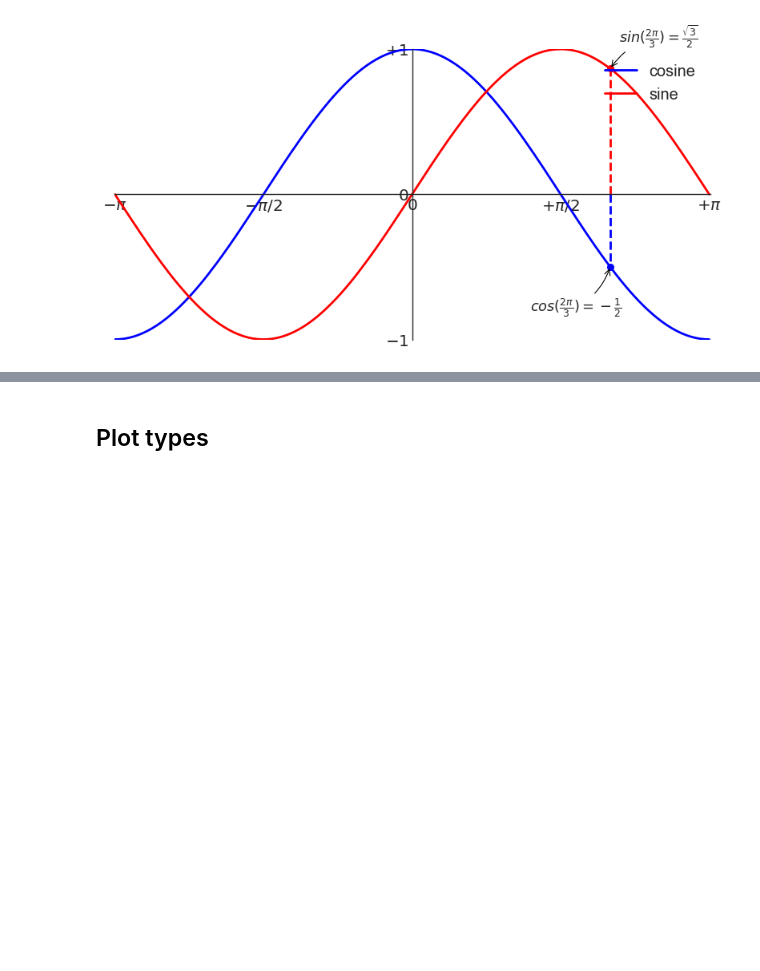
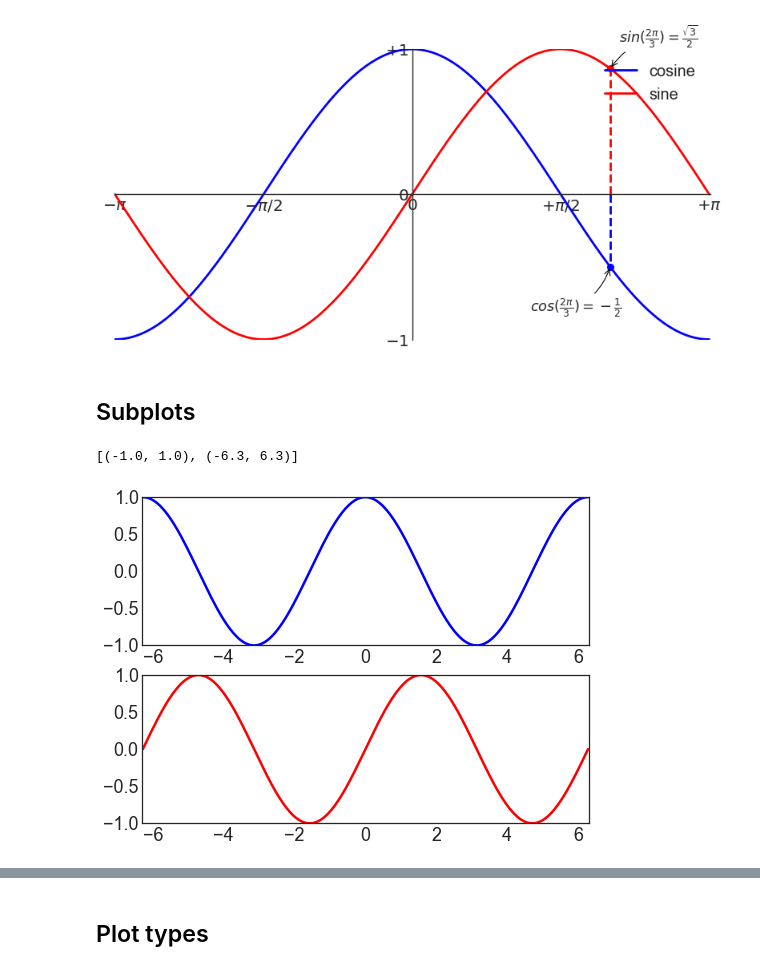
Before and after one commit to bdsaglam/python-course-mmo, a Jupyter notebook: week8/Lecture-Plotting.ipynb, the cells around one changed output, grey strips where cells are left out. Cells and saved outputs as stored; diff of their text form; code cells hidden in the pictures; blank space fills up the shorter version.

```diff
--- a/week8/Lecture-Plotting.ipynb
+++ b/week8/Lecture-Plotting.ipynb
@@ -168,3 +169,23 @@ ax.annotate(r'$cos(\frac{2\pi}{3})=-\frac{1}{2}$',
 # %% [output]
 <matplotlib.text.Annotation at 0x...>
 [figure]
+# %% [markdown]
+## Subplots
+# %%
+x = np.linspace(-2*np.pi, 2*np.pi, 256 , endpoint = True)
+# %%
+fig = plt.figure(figsize=(8,6))
+
+ax1 = fig.add_subplot(2,1,1)
+ax2 = fig.add_subplot(2,1,2, sharex=ax1)
+
+# Plot cosine with a blue continuous line of width 1 (pixels)
+ax1.plot(x, np.cos(x), color="blue", linewidth=2.5, linestyle="-", label="cosine")
+ax2.plot(x, np.sin(x), color="red", linewidth=2.5, linestyle="-", label="sine" )
+
+# Set x and y axes limits
+ax1.set(xlim=(-2*3.15, 2*3.15), ylim=(-1.0, 1.0))
+ax2.set(xlim=(-2*3.15, 2*3.15), ylim=(-1.0, 1.0))
+# %% [output]
+[(-1.0, 1.0), (-6.3, 6.3)]
+[figure, added]
```
Also changed, not shown: parts of 7 cells of this notebook, 6 other files.
